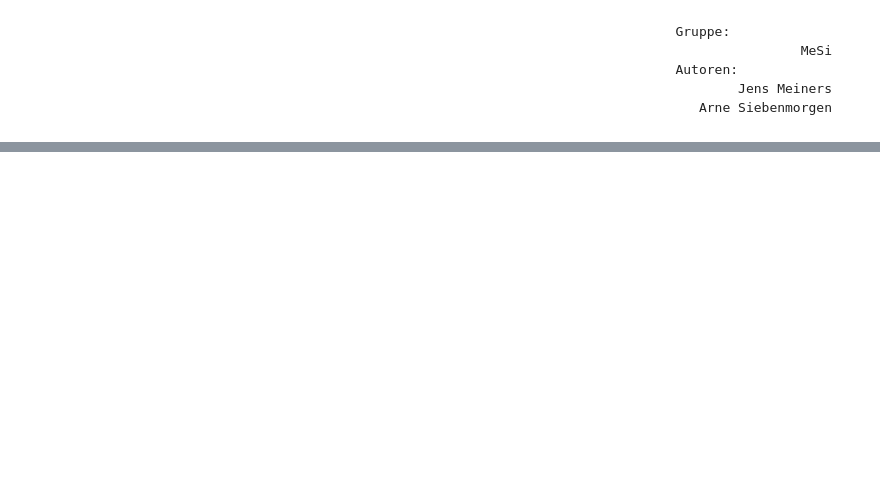
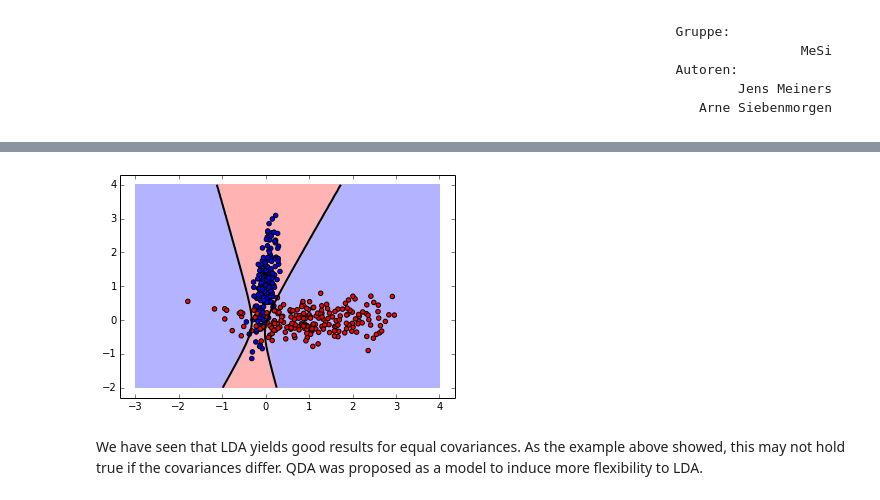
Before and after one commit to JensMeiners/MI1, a Jupyter notebook: Ex07/Ex07.ipynb, the cells around one changed output, grey strips where cells are left out. Drawn from its saved outputs; the diff is of its cells as text; code cells hidden in the pictures; blank space fills up the shorter version.

```diff
--- a/Ex07/Ex07.ipynb
+++ b/Ex07/Ex07.ipynb
@@ -13,3 +90,12 @@ Arne Siebenmorgen
+# %%
+qda = QDA()
+qda.fit(X,y)
+
+plot_fisher(qda)
+# %% [output]
+[figure, added]
+# %% [markdown]
+We have seen that LDA yields good results for equal covariances. As the example above showed, this may not hold true if the covariances differ. QDA was proposed as a model to induce more flexibility to LDA.
 # %% [markdown]
 <img src="Auswahl_2015-11-27_003.png"/>
 # %% [markdown]
```
Also changed, not shown: parts of 7 cells of this notebook.
